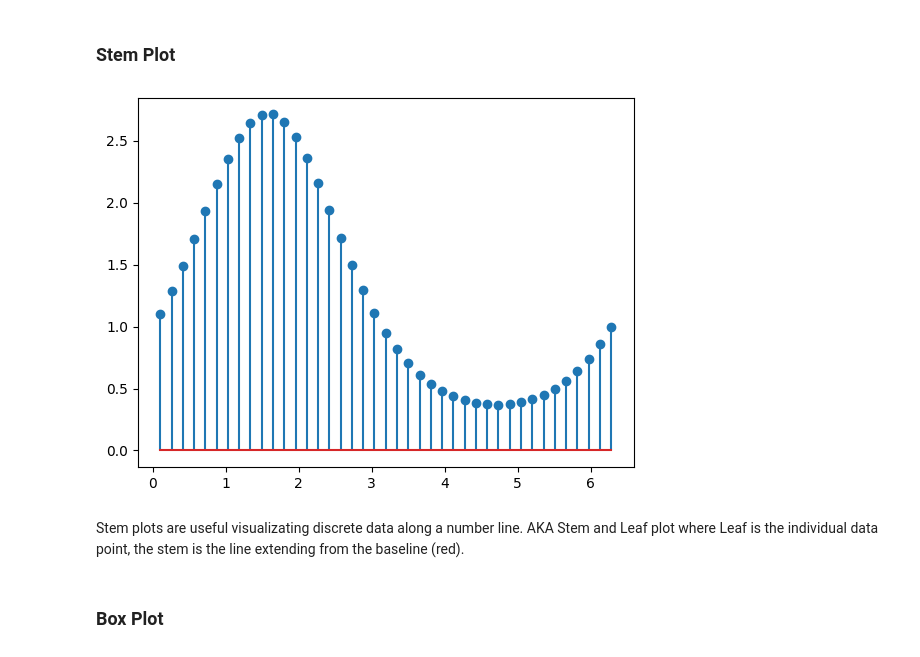
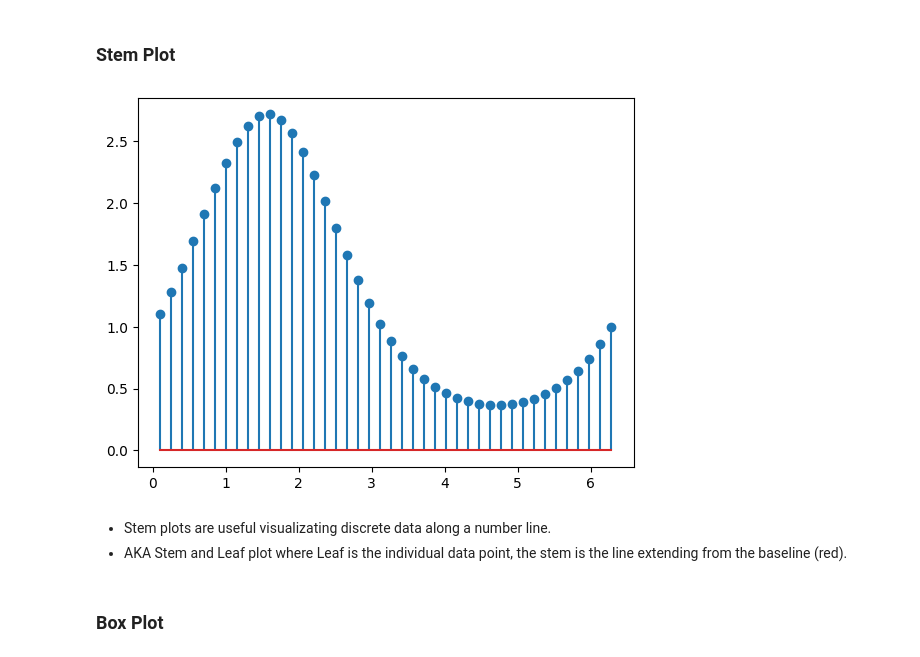
Before and after one commit to zanemilo/pre-ms-bioinfo, a Jupyter notebook: examples/stats/Visualizations_Examples.ipynb, the cells around one changed output. Cells and saved outputs as stored; diff of their text form; code cells hidden in the pictures.

```diff
--- a/examples/stats/Visualizations_Examples.ipynb
+++ b/examples/stats/Visualizations_Examples.ipynb
@@ -123,16 +127,17 @@ A good example -> chess.com uses the stack plot to show the number of each quali
 # %% [markdown]
 ### Stem Plot
 # %%
-x = np.linspace(0.1, 2 * np.pi, 41)
+x = np.linspace(0.1, 2 * np.pi, 42)
 y = np.exp(np.sin(x))
 
 
 plt.stem(x, y)
 plt.show()
 # %% [output]
-[figure, old version]
+[figure, new version]
 # %% [markdown]
-Stem plots are useful visualizating discrete data along a number line. AKA Stem and Leaf plot where Leaf is the individual data point, the stem is the line extending from the baseline (red).
+- Stem plots are useful visualizating discrete data along a number line.
+- AKA Stem and Leaf plot where Leaf is the individual data point, the stem is the line extending from the baseline (red).
 # %% [markdown]
 ### Box Plot
 # %%
```
Also changed, not shown: parts of 11 cells of this notebook, 1 other file.
